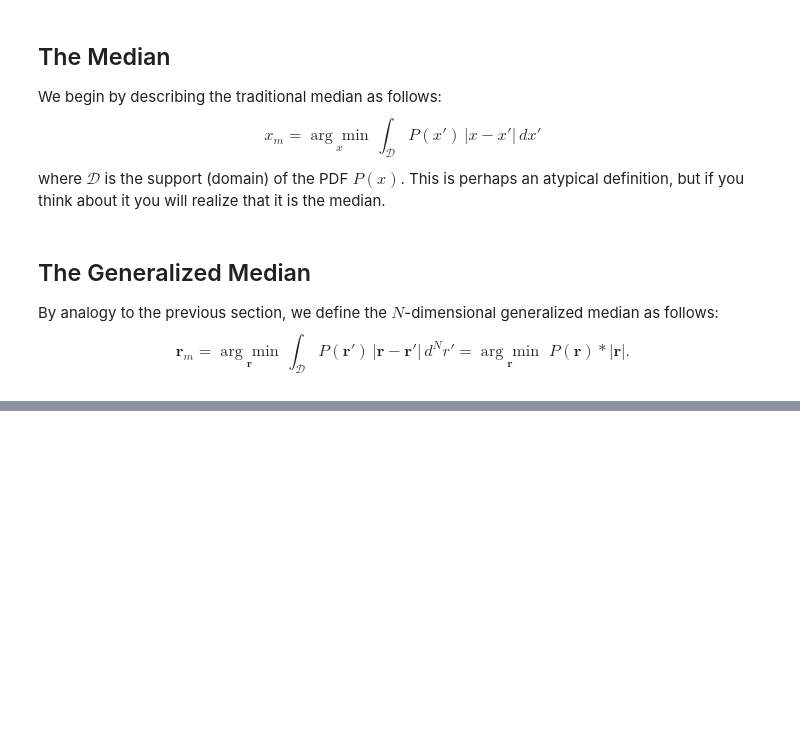
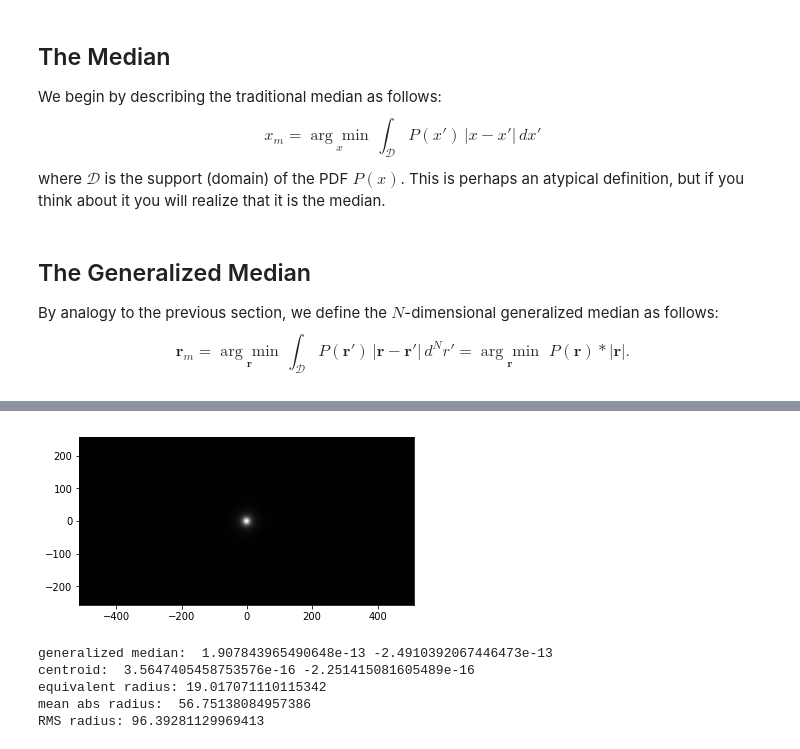
Before and after one commit to Kankelborg-Group/kgpy, a Jupyter notebook: kgpy/img/GeneralizedMedian/Generalized Median.ipynb, the cells around one changed output, grey strips where cells are left out. Cells and saved outputs as stored; diff of their text form; code cells hidden in the pictures; blank space fills up the shorter version.

Commit message:
Tests of multiple measures of central tendency and width for image processing

```diff
--- a/kgpy/img/GeneralizedMedian/Generalized Median.ipynb
+++ b/kgpy/img/GeneralizedMedian/Generalized Median.ipynb
@@ -50,0 +32,45 @@ array([[-1, -1, -1],
+# %%
+import numpy as np
+%matplotlib inline
+import matplotlib.pyplot as plt
+import matplotlib.image as mpimg
+import gm
+
+# Coordinates for test images
+Nx = 512
+Ny = 256
+x = np.arange(-Nx,Nx+1)
+y = np.arange(-Ny,Ny+1)
+xs,ys = np.meshgrid(x,y)
+rs = np.sqrt(xs**2 + ys**2)
+# Specify correct extent for plt.imshow(... origin='lower')
+extent = (x[0]-0.5,x[-1]+0.5,y[0]-0.5,y[-1]+0.5)
+
+# Test image 1, precisely centered
+test1 = 1./(1+(rs/10.)**2.5)
+imgplot = plt.imshow(test1, cmap='gray', extent=extent,
+                     aspect='equal', origin='lower',
+                     interpolation='bilinear')
+plt.show()
+(jm1,im1,delta_x1,delta_y1,meanabsrad1) = gm.gm2d(test1)
+
+print('generalized median: ',x[jm1]+delta_x1,y[im1]+delta_y1)
+
+# Compare moments
+xc1 = np.sum(xs*test1)/np.sum(test1)
+yc1 = np.sum(ys*test1)/np.sum(test1)
+print('centroid: ',xc1,yc1)
+rmsrad1 = np.sqrt(  np.sum( ( ( xs-xc1)**2 + (ys-yc1)**2 ) * test1 ) / np.sum(test1)  )
+
+# Measures of width:
+equivrad1 = np.sqrt( np.sum(test1)/np.amax(test1)/np.pi )
+print('equivalent radius:',equivrad1)
+print('mean abs radius: ',meanabsrad1)
+print('RMS radius:',rmsrad1)
+# %% [output]
+[figure, added]
+generalized median:  1.907843965490648e-13 -2.4910392067446473e-13
+centroid:  3.5647405458753576e-16 -2.251415081605489e-16
+equivalent radius: 19.017071110115342
+mean abs radius:  56.75138084957386
+RMS radius: 96.39281129969413
```
Also changed, not shown: parts of 7 cells of this notebook, 6 other files.
